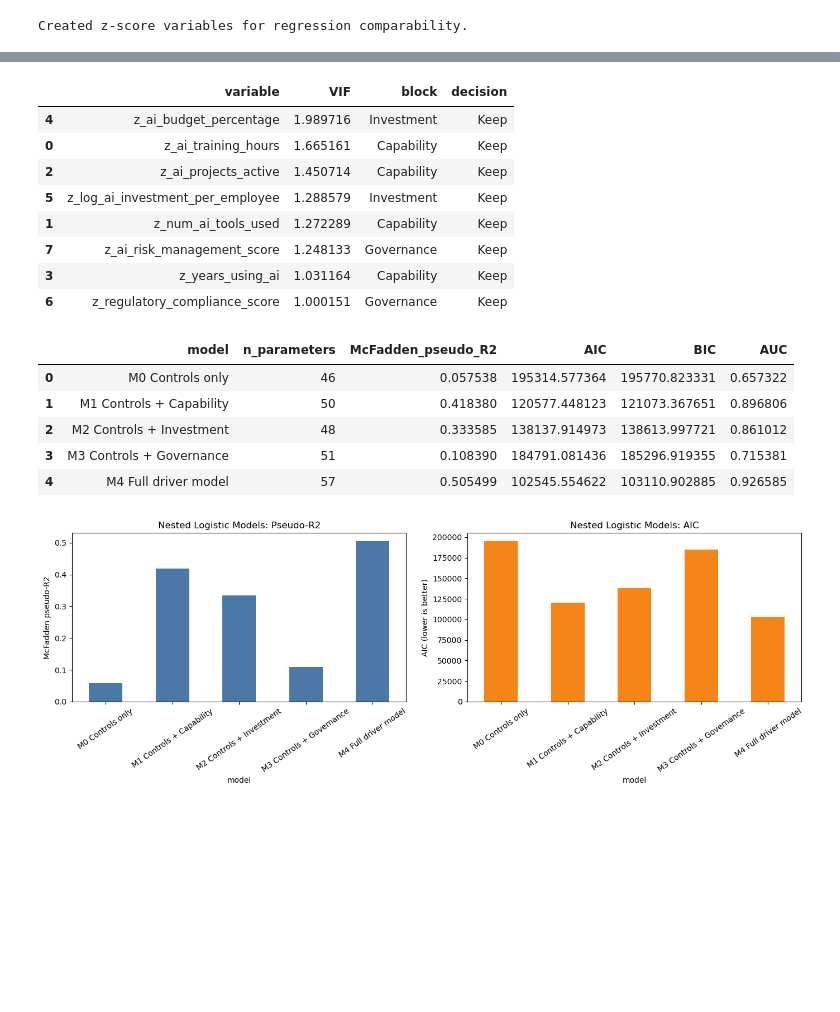
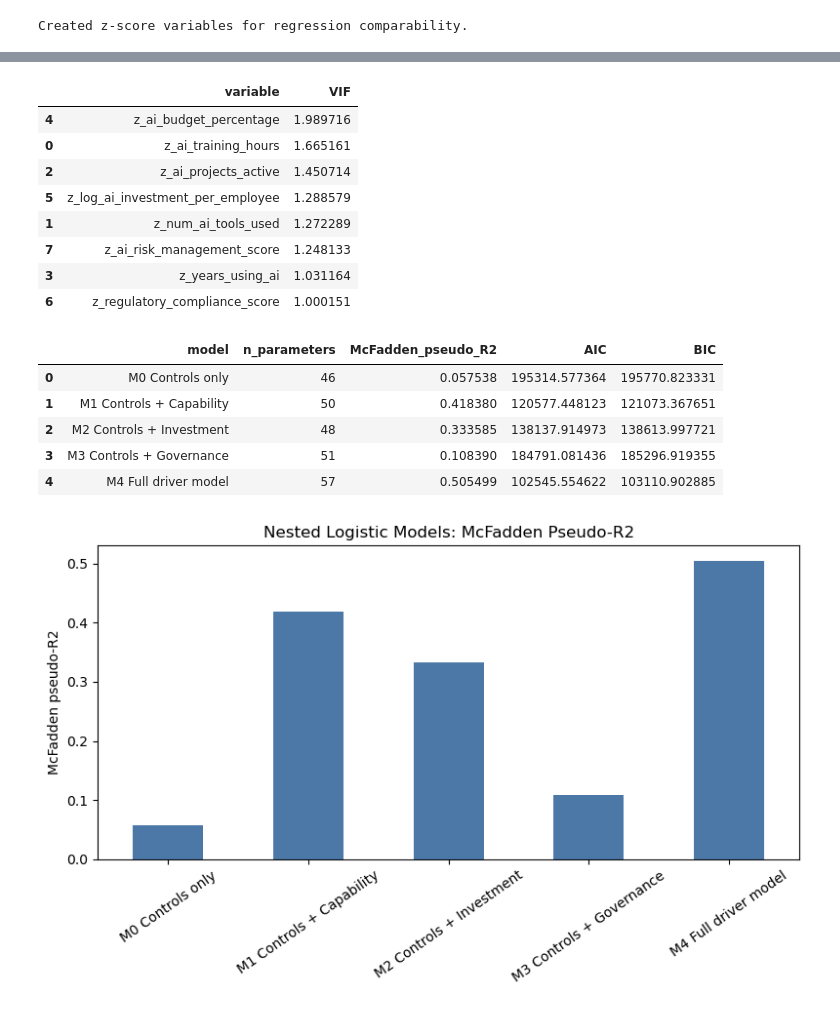
Before and after one commit to jiaobuchong/ai-adoption, a Jupyter notebook: 04_Q3_firm_level_drivers.ipynb, the cells around one changed output, grey strips where cells are left out. Saved outputs shown, nothing was run; the diff lists cells and outputs as text; code cells hidden in the pictures; blank space fills up the shorter version.

```diff
--- a/04_Q3_firm_level_drivers.ipynb
+++ b/04_Q3_firm_level_drivers.ipynb
@@ -254,34 +138,23 @@ kw_robust_table
 # %%
-# Corrected VIF check: log-transform skewed variables, standardise, and include an intercept.
+# Multicollinearity check: VIF for the standardised firm-level drivers.
+# (Low VIF means the drivers are not redundant, so all can stay in the model.)
 firm_driver_cols = [
     'z_ai_training_hours', 'z_num_ai_tools_used', 'z_ai_projects_active', 'z_years_using_ai',
     'z_ai_budget_percentage', 'z_log_ai_investment_per_employee',
     'z_regulatory_compliance_score', 'z_ai_risk_management_score'
 ]
-
 firm_vif = compute_vif(df, firm_driver_cols)
-firm_vif['block'] = firm_vif['variable'].map({
-    'z_ai_training_hours': 'Capability',
-    'z_num_ai_tools_used': 'Capability',
-    'z_ai_projects_active': 'Capability',
-    'z_years_using_ai': 'Capability',
-    'z_ai_budget_percentage': 'Investment',
-    'z_log_ai_investment_per_employee': 'Investment',
-    'z_regulatory_compliance_score': 'Governance',
-    'z_ai_risk_management_score': 'Governance'
-})
-firm_vif['decision'] = np.where(firm_vif['VIF'] >= 5, 'Review/drop if not theoretically needed', 'Keep')
-firm_vif.sort_values('VIF', ascending=False)
+firm_vif
 # %% [output]
-|  | variable | VIF | block | decision |
-| 4 | z_ai_budget_percentage | 1.989716 | Investment | Keep |
-| 0 | z_ai_training_hours | 1.665161 | Capability | Keep |
-| 2 | z_ai_projects_active | 1.450714 | Capability | Keep |
-| 5 | z_log_ai_investment_per_employee | 1.288579 | Investment | Keep |
-| 1 | z_num_ai_tools_used | 1.272289 | Capability | Keep |
-| 7 | z_ai_risk_management_score | 1.248133 | Governance | Keep |
-| 3 | z_years_using_ai | 1.031164 | Capability | Keep |
-| 6 | z_regulatory_compliance_score | 1.000151 | Governance | Keep |
+|  | variable | VIF |
+| 4 | z_ai_budget_percentage | 1.989716 |
+| 0 | z_ai_training_hours | 1.665161 |
+| 2 | z_ai_projects_active | 1.450714 |
+| 5 | z_log_ai_investment_per_employee | 1.288579 |
+| 1 | z_num_ai_tools_used | 1.272289 |
+| 7 | z_ai_risk_management_score | 1.248133 |
+| 3 | z_years_using_ai | 1.031164 |
+| 6 | z_regulatory_compliance_score | 1.000151 |
 # %%
 # Nested logistic regression using statsmodels for interpretable coefficients, pseudo-R2, AIC and BIC.
 control_terms = 'C(country) + C(industry) + C(company_size) + C(survey_year) + C(quarter)'
@@ -297,47 +170,36 @@ logit_specs = {
     'M4 Full driver model': control_terms + ' + ' + capability_terms + ' + ' + investment_terms + ' + ' + governance_terms,
 }
 
-logit_results = {}
 logit_rows = []
 for name, rhs in logit_specs.items():
-    formula = 'advanced_adoption ~ ' + rhs
-    res = logit(formula, data=df).fit(method='lbfgs', maxiter=200, disp=False)
-    pred = res.predict(df)
-    auc = roc_auc_score(df['advanced_adoption'], pred)
-    logit_results[name] = res
+    res = logit('advanced_adoption ~ ' + rhs, data=df).fit(method='lbfgs', maxiter=200, disp=False)
     logit_rows.append({
         'model': name,
         'n_parameters': int(res.df_model + 1),
         'McFadden_pseudo_R2': res.prsquared,
         'AIC': res.aic,
-        'BIC': res.bic,
-        'AUC': auc
+        'BIC': res.bic
     })
 
 logit_compare = pd.DataFrame(logit_rows)
 logit_compare
 # %% [output]
-|  | model | n_parameters | McFadden_pseudo_R2 | AIC | BIC | AUC |
-| 0 | M0 Controls only | 46 | 0.057538 | 195314.577364 | 195770.823331 | 0.657322 |
-| 1 | M1 Controls + Capability | 50 | 0.418380 | 120577.448123 | 121073.367651 | 0.896806 |
-| 2 | M2 Controls + Investment | 48 | 0.333585 | 138137.914973 | 138613.997721 | 0.861012 |
-| 3 | M3 Controls + Governance | 51 | 0.108390 | 184791.081436 | 185296.919355 | 0.715381 |
-| 4 | M4 Full driver model | 57 | 0.505499 | 102545.554622 | 103110.902885 | 0.926585 |
+|  | model | n_parameters | McFadden_pseudo_R2 | AIC | BIC |
+| 0 | M0 Controls only | 46 | 0.057538 | 195314.577364 | 195770.823331 |
+| 1 | M1 Controls + Capability | 50 | 0.418380 | 120577.448123 | 121073.367651 |
+| 2 | M2 Controls + Investment | 48 | 0.333585 | 138137.914973 | 138613.997721 |
+| 3 | M3 Controls + Governance | 51 | 0.108390 | 184791.081436 | 185296.919355 |
+| 4 | M4 Full driver model | 57 | 0.505499 | 102545.554622 | 103110.902885 |
 # %%
-fig, axes = plt.subplots(1, 2, figsize=(14, 5))
-plot_compare = logit_compare.set_index('model')
-plot_compare['McFadden_pseudo_R2'].plot(kind='bar', ax=axes[0], color='#4c78a8')
-axes[0].set_title('Nested Logistic Models: Pseudo-R2')
-axes[0].set_ylabel('McFadden pseudo-R2')
-axes[0].tick_params(axis='x', rotation=35)
-
-plot_compare['AIC'].plot(kind='bar', ax=axes[1], color='#f58518')
-axes[1].set_title('Nested Logistic Models: AIC')
-axes[1].set_ylabel('AIC (lower is better)')
-axes[1].tick_params(axis='x', rotation=35)
-
+# Visualise how much each block improves model fit (McFadden pseudo-R2).
+fig, ax = plt.subplots(figsize=(8, 5))
+logit_compare.set_index('model')['McFadden_pseudo_R2'].plot(kind='bar', ax=ax, color='#4c78a8')
+ax.set_title('Nested Logistic Models: McFadden Pseudo-R2')
+ax.set_ylabel('McFadden pseudo-R2')
+ax.set_xlabel('')
+ax.tick_params(axis='x', rotation=35)
 plt.tight_layout()
 plt.savefig(FIG_DIR / 'fig_05_logit_model_comparison.png', bbox_inches='tight')
 plt.show()
 # %% [output]
-[figure, old version]
+[figure, new version]
```
Also changed, not shown: parts of 12 cells of this notebook, 6 other files.
